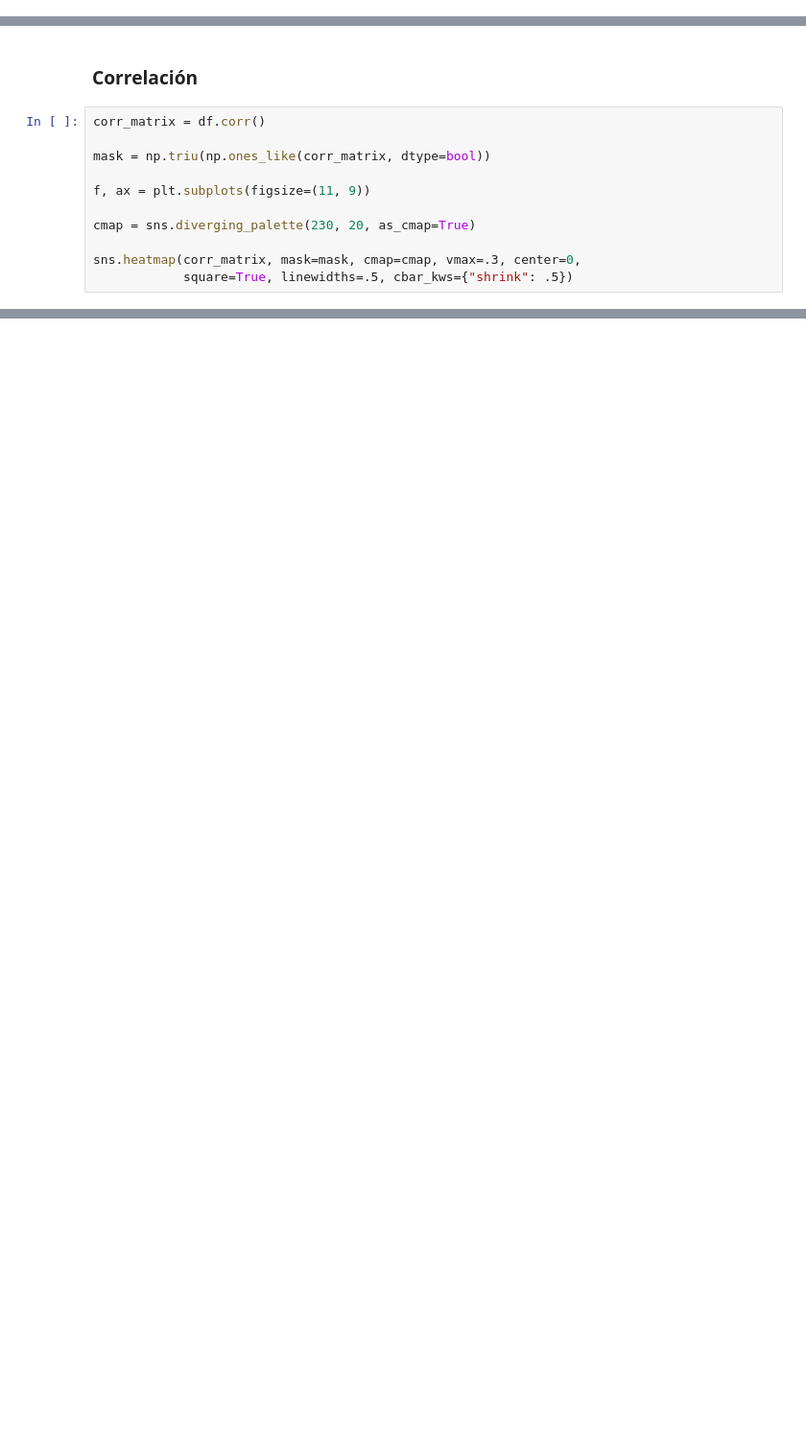
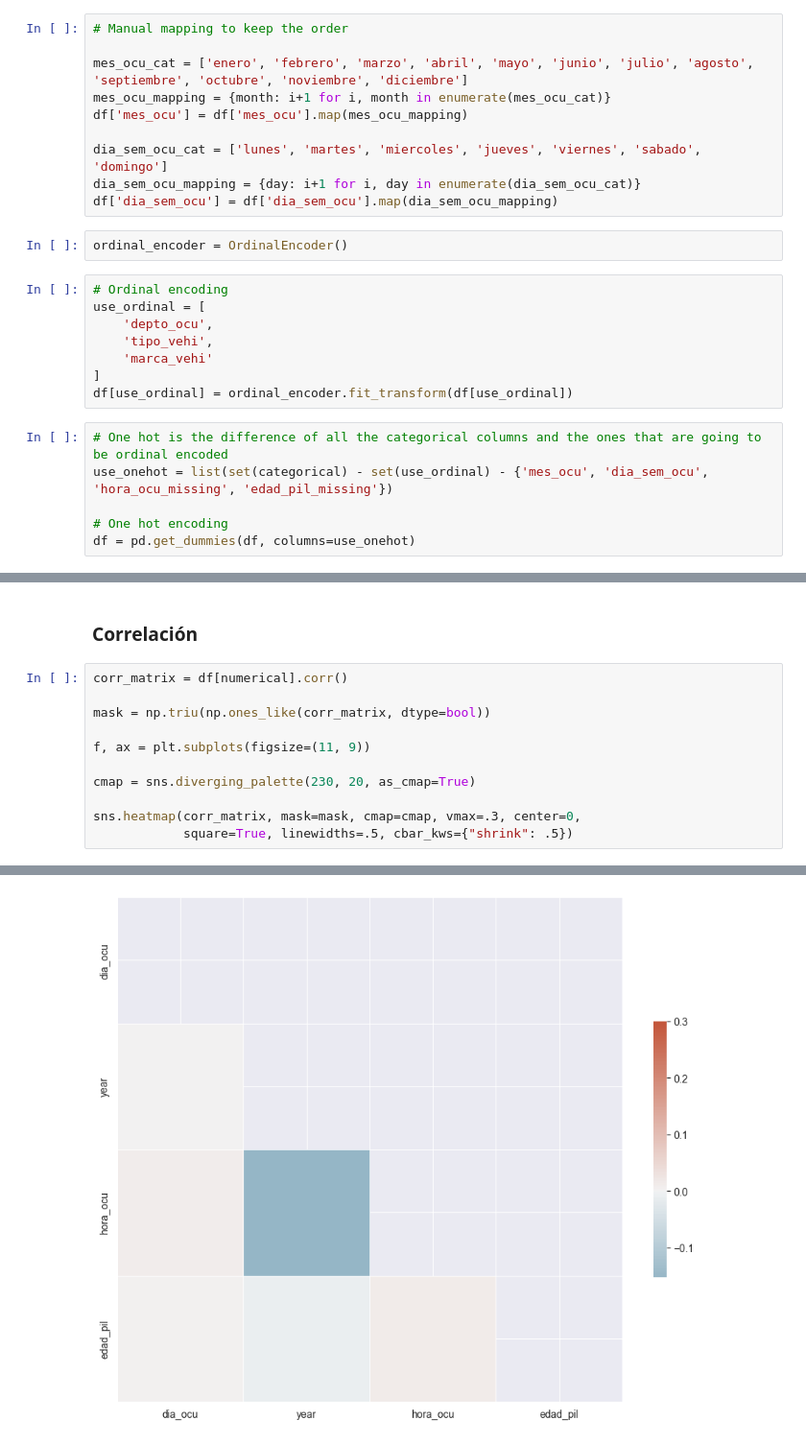
Before and after one commit to FranzCastillo/DM-Car-Incidents-in-GT-Analysis, a Jupyter notebook: Analysis.ipynb, the cells around one changed output, grey strips where cells are left out. Shown at 96% size. Cells and saved outputs as stored; diff of their text form; blank space fills up the shorter version.

```diff
--- a/Analysis.ipynb
+++ b/Analysis.ipynb
@@ -627,0 +640,26 @@ Name: proportion, dtype: float64
+# %%
+# Manual mapping to keep the order
+
+mes_ocu_cat = ['enero', 'febrero', 'marzo', 'abril', 'mayo', 'junio', 'julio', 'agosto', 'septiembre', 'octubre', 'noviembre', 'diciembre']
+mes_ocu_mapping = {month: i+1 for i, month in enumerate(mes_ocu_cat)}
+df['mes_ocu'] = df['mes_ocu'].map(mes_ocu_mapping)
+
+dia_sem_ocu_cat = ['lunes', 'martes', 'miercoles', 'jueves', 'viernes', 'sabado', 'domingo']
+dia_sem_ocu_mapping = {day: i+1 for i, day in enumerate(dia_sem_ocu_cat)}
+df['dia_sem_ocu'] = df['dia_sem_ocu'].map(dia_sem_ocu_mapping)
+# %%
+ordinal_encoder = OrdinalEncoder()
+# %%
+# Ordinal encoding
+use_ordinal = [
+    'depto_ocu',
+    'tipo_vehi',
+    'marca_vehi'
+]
+df[use_ordinal] = ordinal_encoder.fit_transform(df[use_ordinal])
+# %%
+# One hot is the difference of all the categorical columns and the ones that are going to be ordinal encoded
+use_onehot = list(set(categorical) - set(use_ordinal) - {'mes_ocu', 'dia_sem_ocu', 'hora_ocu_missing', 'edad_pil_missing'})
+
+# One hot encoding
+df = pd.get_dummies(df, columns=use_onehot)
@@ -628,7 +676,7 @@ Name: proportion, dtype: float64
 # %% [markdown]
 ### Correlación
 # %%
-corr_matrix = df.corr()
+corr_matrix = df[numerical].corr()
 
 mask = np.triu(np.ones_like(corr_matrix, dtype=bool))
 
@@ -642,0 +691 @@ ValueError: could not convert string to float: 'junio'
+[figure, added]
```
Also changed, not shown: parts of 7 cells of this notebook.
